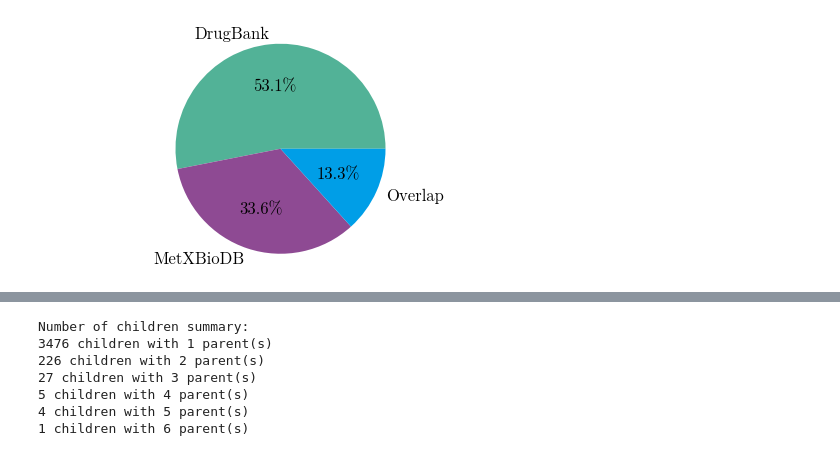
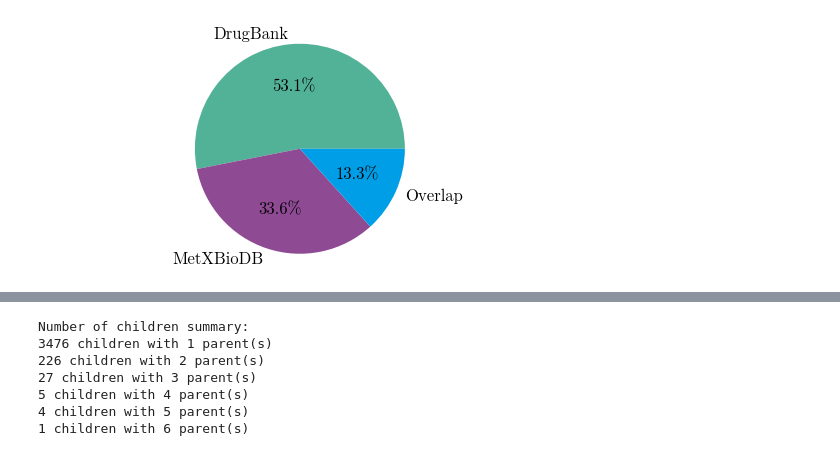
Before and after one commit to tsofiac/LAGOM, a Jupyter notebook: data_analysis/data_analysis_plots.ipynb, the cells around one changed output, grey strips where cells are left out. Saved outputs shown, nothing was run; the diff lists cells and outputs as text; code cells hidden in the pictures.

Commit message:
new plots

```diff
--- a/data_analysis/data_analysis_plots.ipynb
+++ b/data_analysis/data_analysis_plots.ipynb
@@ -8,33 +8,33 @@ from rdkit import Chem, DataStructs
 from rdkit.Chem import Descriptors, AllChem
 # %%
 def source_analysis(csv_file, save_figure=None):
-    plt.figure(figsize=(6, 3))
+    plt.figure(figsize=(6.5, 3))
     plt.rcParams.update(
         {"font.size": 12, "font.family": "serif", "font.serif": ["NewComputerModern10"]}
     )
 
     df = pd.read_csv(csv_file)
 
     counts = df["source"].value_counts()
 
     labels = ["DrugBank", "MetXBioDB", "Overlap"]
 
     colors = ["#52B297", "#8E4A93", "#009EE7", "#EF766E"]
 
     plt.pie(counts, labels=labels, autopct="%1.1f%%", colors=colors)  # startangle=90)
     plt.axis("equal")
 
     if save_figure is not None:
         os.makedirs("figures", exist_ok=True)
         plt.savefig(f"figures/{save_figure}.eps", format="eps")
 
     plt.show()
 
 
 after = "../dataset/curated_data/combined_smiles_clean.csv"
 source_analysis(after, "piechart")
 # %% [output]
-[figure, old version]
+[figure, new version]
 # %%
 def fingerprint_similarity(csv_file):
     df = pd.read_csv(csv_file)
```
Also changed, not shown: parts of 4 cells of this notebook, 22 other files.
